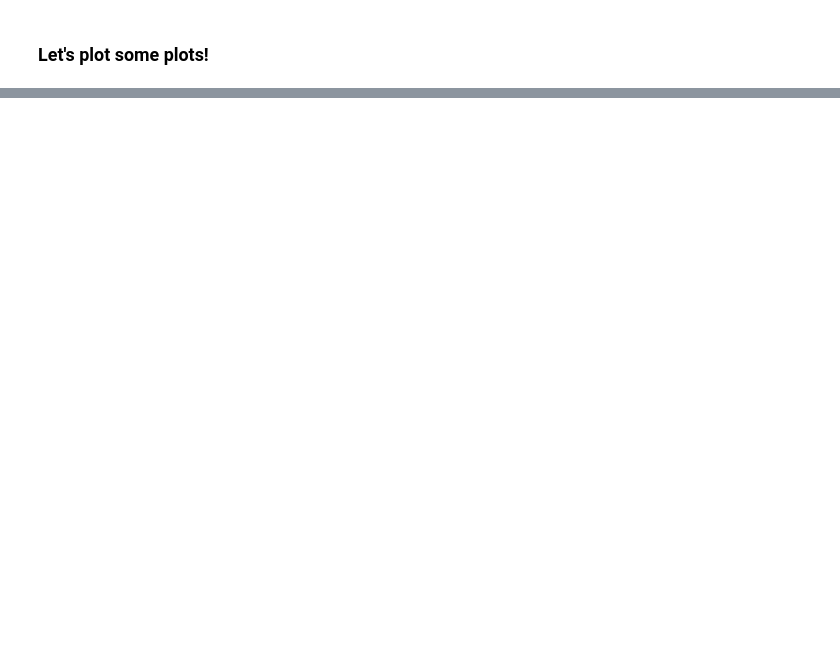
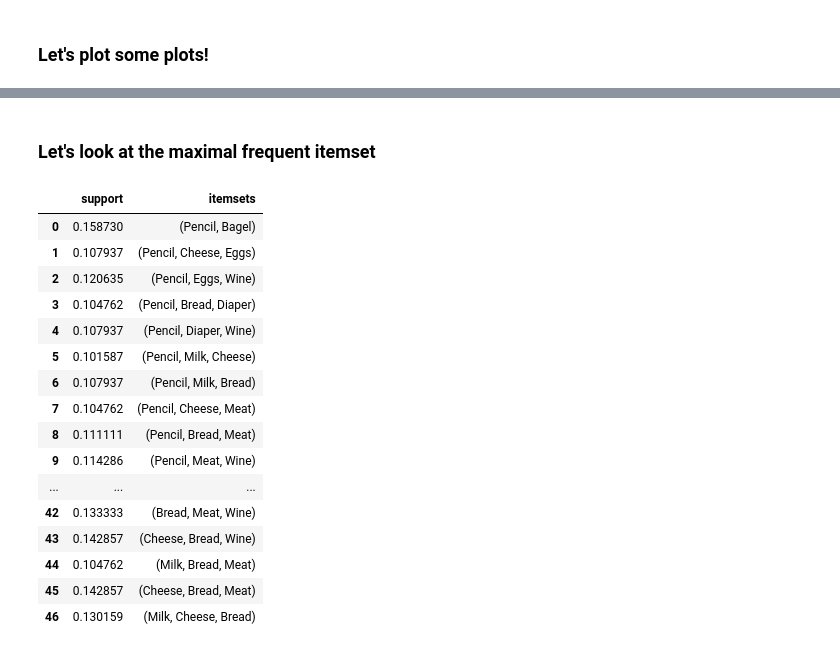
Before and after one commit to gryslik/cse5243, a Jupyter notebook: course_materials/lecture_examples/Association_Analysis.ipynb, the cells around one changed output, grey strips where cells are left out. Drawn from its saved outputs; the diff is of its cells as text; code cells hidden in the pictures; blank space fills up the shorter version.

```diff
--- a/course_materials/lecture_examples/Association_Analysis.ipynb
+++ b/course_materials/lecture_examples/Association_Analysis.ipynb
@@ -250,0 +260,24 @@ plt.plot(rules_ap['lift'], rules_ap['confidence'], 'yo', rules_ap['lift'],
+# %% [markdown]
+### Let's look at the maximal frequent itemset
+# %%
+from mlxtend.frequent_patterns import fpmax
+
+fpmax(ohe_df, min_support=0.1, use_colnames = True)
+# %% [output]
+|  | support | itemsets |
+| 0 | 0.158730 | (Pencil, Bagel) |
+| 1 | 0.107937 | (Pencil, Cheese, Eggs) |
+| 2 | 0.120635 | (Pencil, Eggs, Wine) |
+| 3 | 0.104762 | (Pencil, Bread, Diaper) |
+| 4 | 0.107937 | (Pencil, Diaper, Wine) |
+| 5 | 0.101587 | (Pencil, Milk, Cheese) |
+| 6 | 0.107937 | (Pencil, Milk, Bread) |
+| 7 | 0.104762 | (Pencil, Cheese, Meat) |
+| 8 | 0.111111 | (Pencil, Bread, Meat) |
+| 9 | 0.114286 | (Pencil, Meat, Wine) |
+| ... | ... | ... |
+| 42 | 0.133333 | (Bread, Meat, Wine) |
+| 43 | 0.142857 | (Cheese, Bread, Wine) |
+| 44 | 0.104762 | (Milk, Bread, Meat) |
+| 45 | 0.142857 | (Cheese, Bread, Meat) |
+| 46 | 0.130159 | (Milk, Cheese, Bread) |
```
Also changed, not shown: parts of 14 cells of this notebook, 1 other file.
